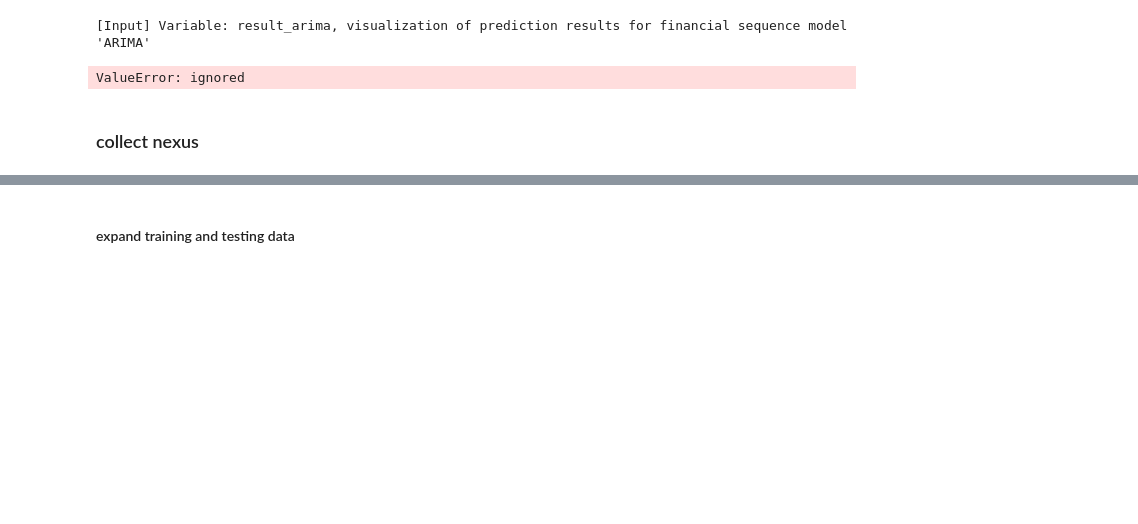
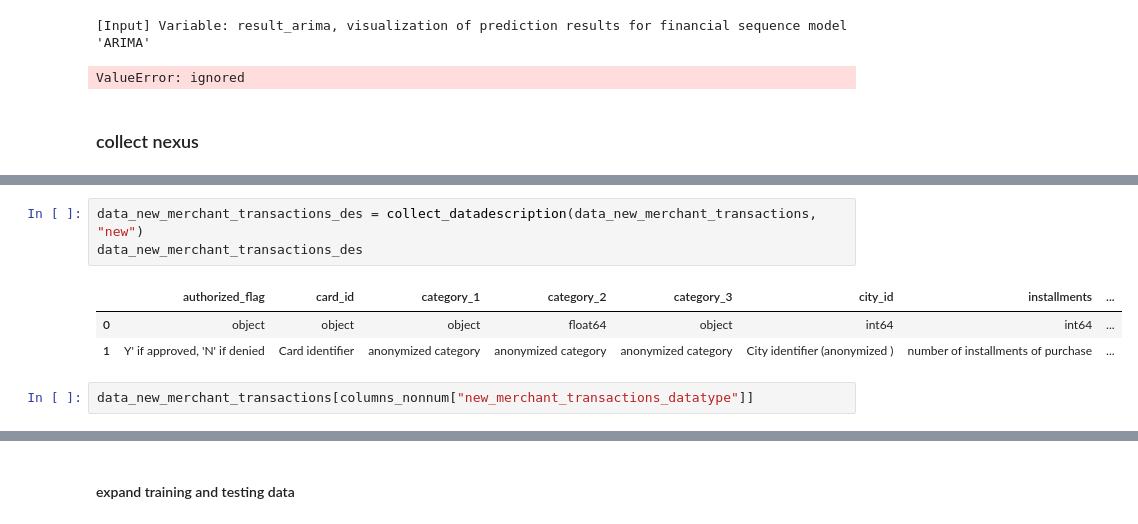
Before and after one commit to PaperStrange/AIProjectManger, a Jupyter notebook: utils/data_process.ipynb, the cells around one changed output, grey strips where cells are left out. Drawn from its saved outputs; the diff is of its cells as text; blank space fills up the shorter version.

```diff
--- a/utils/data_process.ipynb
+++ b/utils/data_process.ipynb
@@ -391,0 +690,9 @@ data_info[3]
+# %%
+data_new_merchant_transactions_des = collect_datadescription(data_new_merchant_transactions, "new")
+data_new_merchant_transactions_des
+# %% [output]
+|  | authorized_flag | card_id | category_1 | category_2 | category_3 | city_id | installments | ... |
+| 0 | object | object | object | float64 | object | int64 | int64 | ... |
+| 1 | Y' if approved, 'N' if denied | Card identifier | anonymized category | anonymized category | anonymized category | City identifier (anonymized ) | number of installments of purchase | ... |
+# %%
+data_new_merchant_transactions[columns_nonnum["new_merchant_transactions_datatype"]]
```
Also changed, not shown: parts of 130 cells of this notebook.
